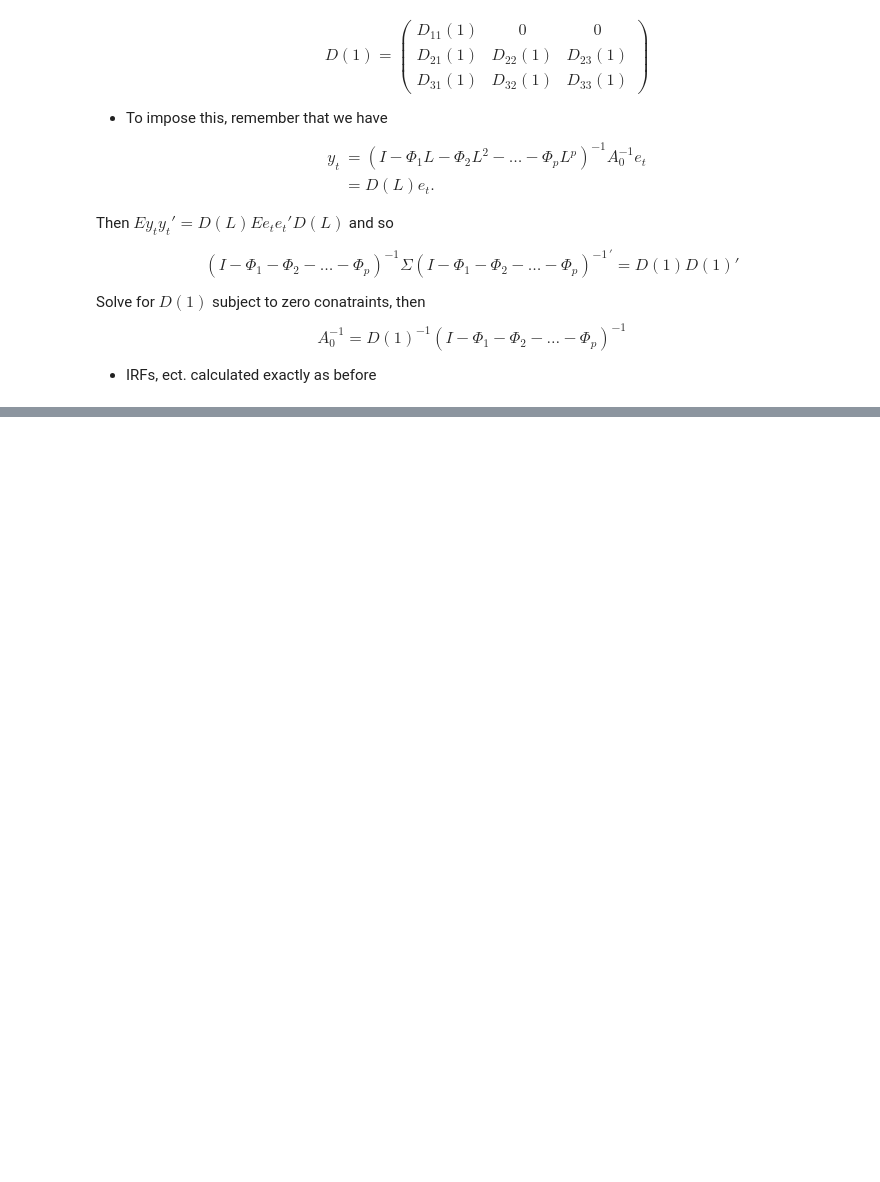
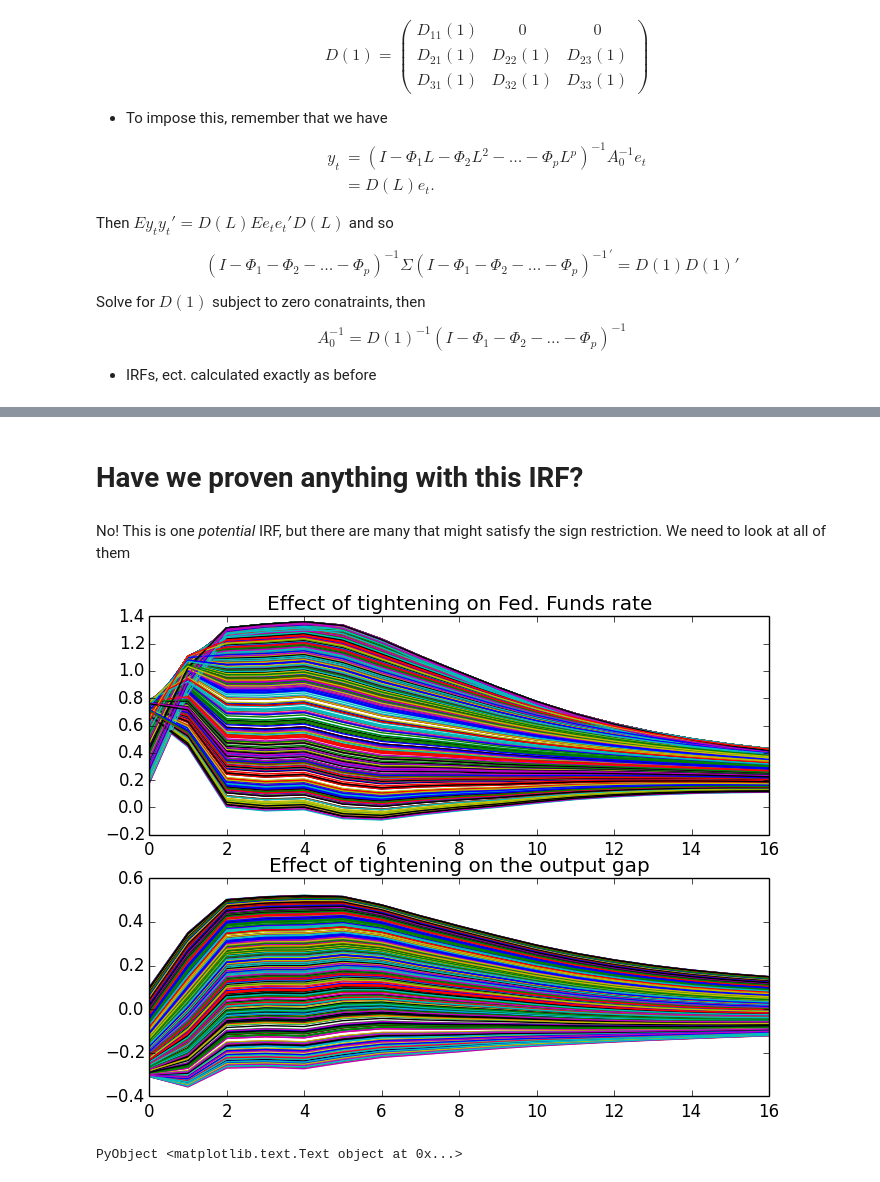
Before and after one commit to gragusa/674, a Jupyter notebook: svar_lecture.ipynb, the cells around one changed output, grey strips where cells are left out. Cells and saved outputs as stored; diff of their text form; code cells hidden in the pictures; blank space fills up the shorter version.

```diff
--- a/svar_lecture.ipynb
+++ b/svar_lecture.ipynb
@@ -298,0 +344,21 @@ $$A_0^{-1} = D(1)^{-1} (I - \Phi_1 - \Phi_2- \dots - \Phi_p)^{-1}$$
+# %% [markdown]
+# Have we proven anything with this IRF?
+# %% [markdown]
+No! This is one *potential* IRF, but there are many that might satisfy the sign restriction. We need to look at all of them
+# %%
+nsim = 500
+irfs = zeros(17, 2nsim)
+i = 1
+while i <= nsim
+    Ainv = gen_Ainv(vcv)
+    irfs[:,(2i-1):2i] = get_irfs(coefs, Ainv, 16)[[4,2],:]'
+    if all(irfs[1:3,2i-1] .> 0)
+        i += 1
+    end
+end
+
+subplot(2, 1, 1); plot(irfs[:,1:2:2nsim]); title("Effect of tightening on Fed. Funds rate")
+subplot(2, 1, 2); plot(irfs[:,2:2:2nsim]); title("Effect of tightening on the output gap")
+# %% [output]
+[figure, added]
+PyObject <matplotlib.text.Text object at 0x...>
```
Also changed, not shown: parts of 5 cells of this notebook.
